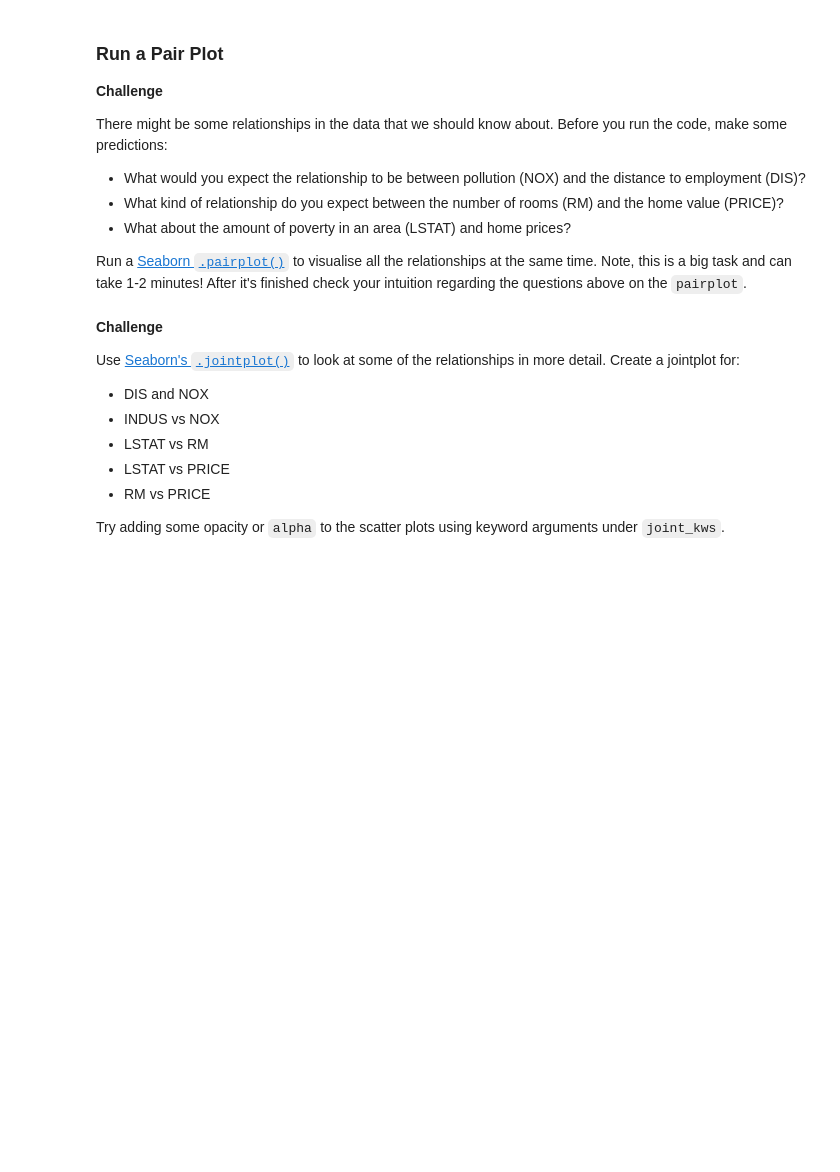
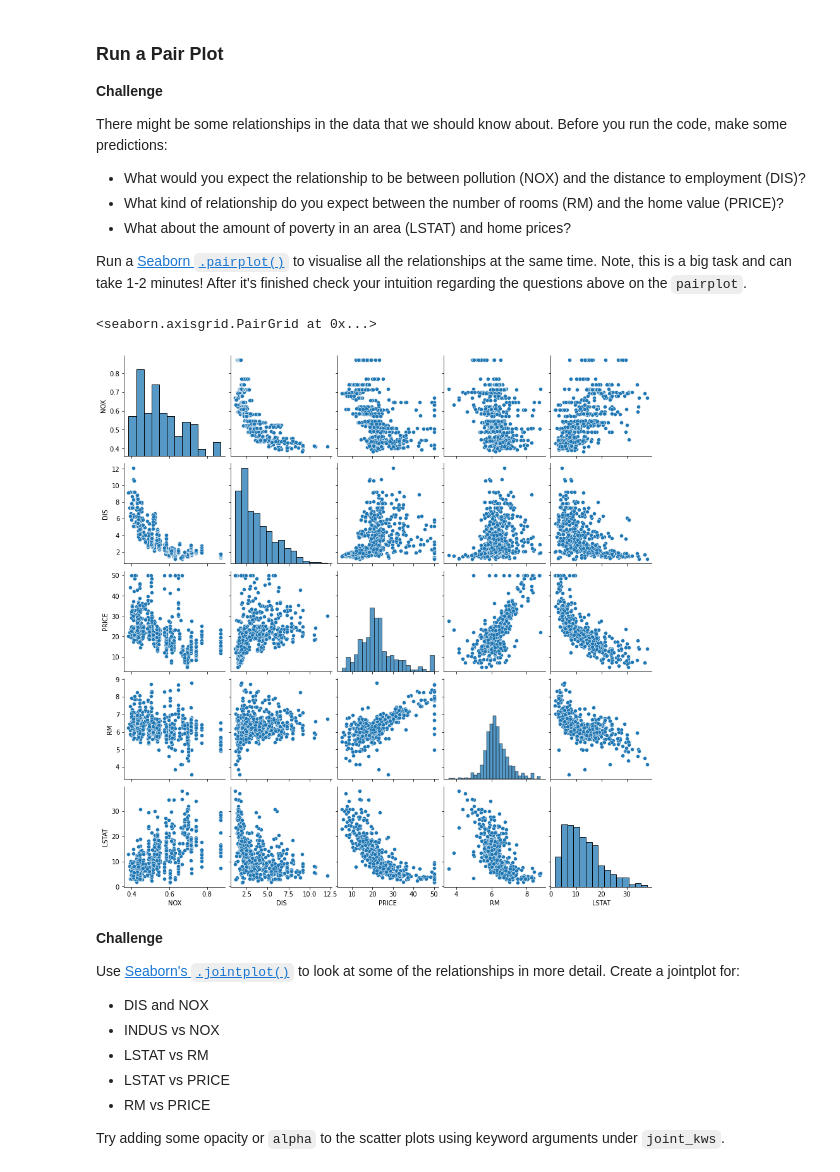
Before and after one commit to cedoula/100-days-of-code-python, a Jupyter notebook: Projects/Day_56/Multivariable_Regression/Multivariable_Regression_and_Valuation_Model.ipynb, the cells around one changed output. Cells and saved outputs as stored; diff of their text form; code cells hidden in the pictures; blank space fills up the shorter version.

```diff
--- a/Projects/Day_56/Multivariable_Regression/Multivariable_Regression_and_Valuation_Model.ipynb
+++ b/Projects/Day_56/Multivariable_Regression/Multivariable_Regression_and_Valuation_Model.ipynb
@@ -236,6 +236,11 @@ There might be some relationships in the data that we should know about. Before
 * What about the amount of poverty in an area (LSTAT) and home prices?
 
 Run a [Seaborn `.pairplot()`](https://seaborn.pydata.org/generated/seaborn.pairplot.html?highlight=pairplot#seaborn.pairplot) to visualise all the relationships at the same time. Note, this is a big task and can take 1-2 minutes! After it's finished check your intuition regarding the questions above on the `pairplot`.
+# %%
+sns.pairplot(data[['NOX','DIS','PRICE','RM','LSTAT']])
+# %% [output]
+<seaborn.axisgrid.PairGrid at 0x...>
+[figure, added]
 # %% [markdown]
 **Challenge**
 
```
Also changed, not shown: parts of 5 cells of this notebook.
